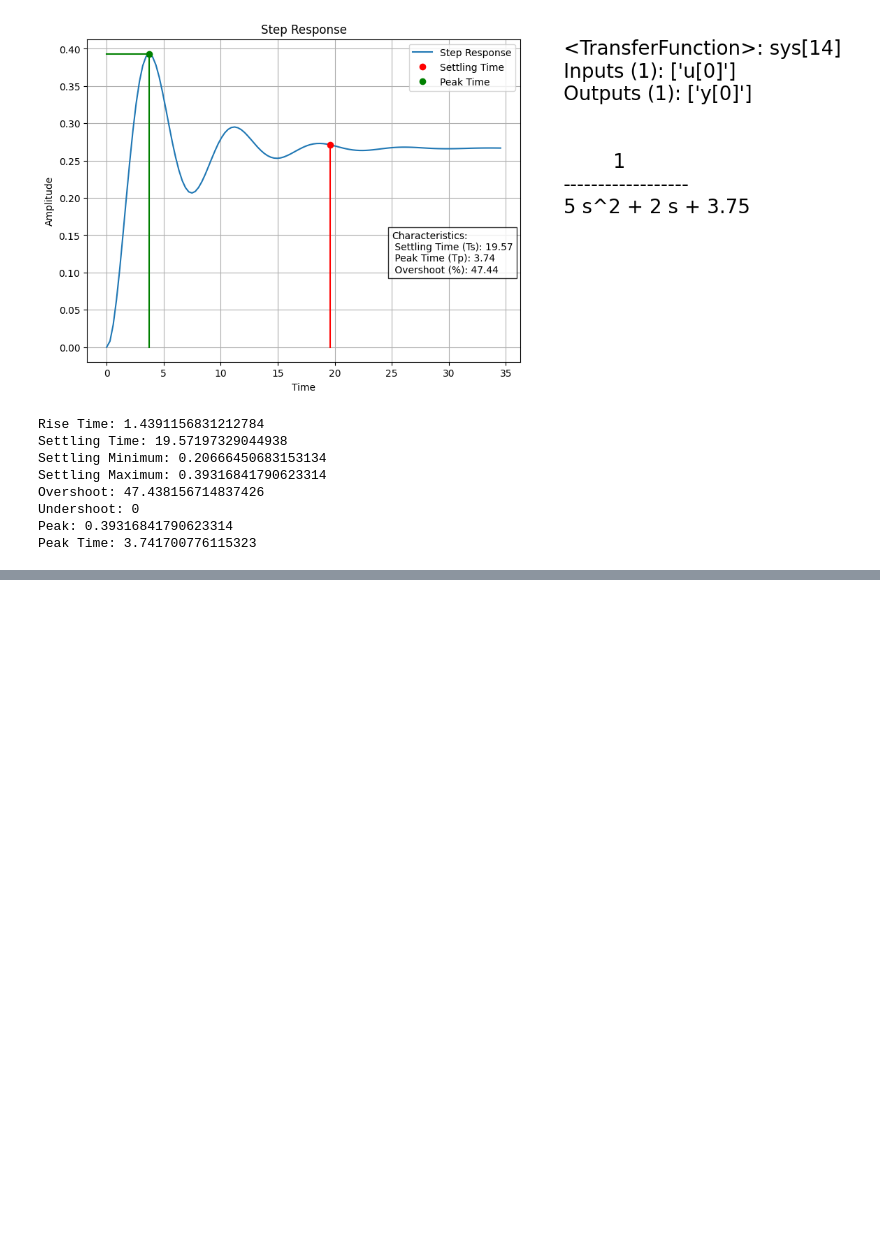
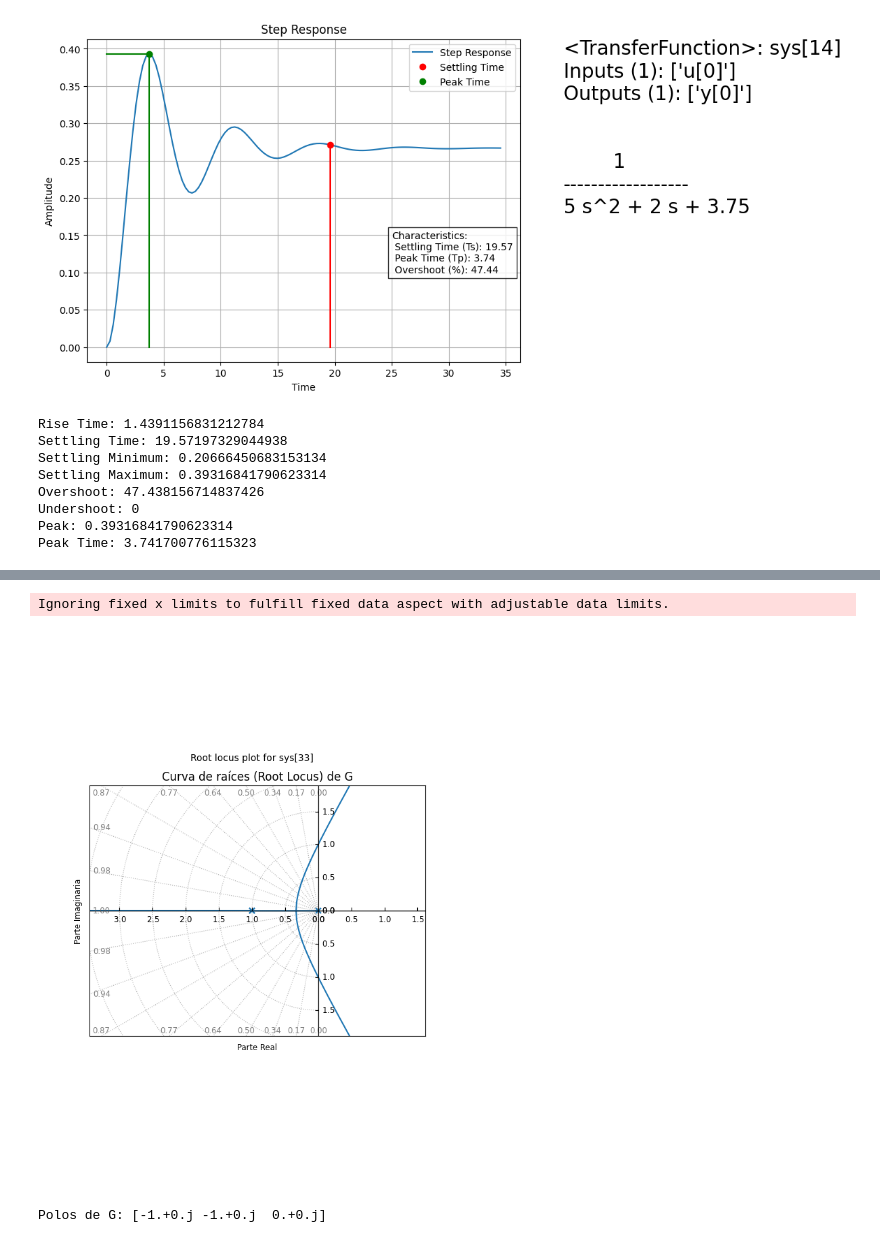
Before and after one commit to lkamimura/SDC, a Jupyter notebook: UT2.ipynb, the cells around one changed output, grey strips where cells are left out. Saved outputs shown, nothing was run; the diff lists cells and outputs as text; code cells hidden in the pictures; blank space fills up the shorter version.

```diff
--- a/UT2.ipynb
+++ b/UT2.ipynb
@@ -99,0 +154,16 @@ Peak Time: 3.741700776115323
+# %%
+# Curva de raíces (Root Locus) de G
+rlocus(G)
+plt.title('Curva de raíces (Root Locus) de G')
+plt.xlabel('Parte Real')
+plt.ylabel('Parte Imaginaria')
+plt.grid(True)
+plt.show()
+# %% [output]
+Ignoring fixed x limits to fulfill fixed data aspect with adjustable data limits.
+[figure, added]
+# %%
+poles = pole(G)
+print("Polos de G:", poles)
+# %% [output]
+Polos de G: [-1.+0.j -1.+0.j  0.+0.j]
```
Also changed, not shown: parts of 2 cells of this notebook, 3 other files.
